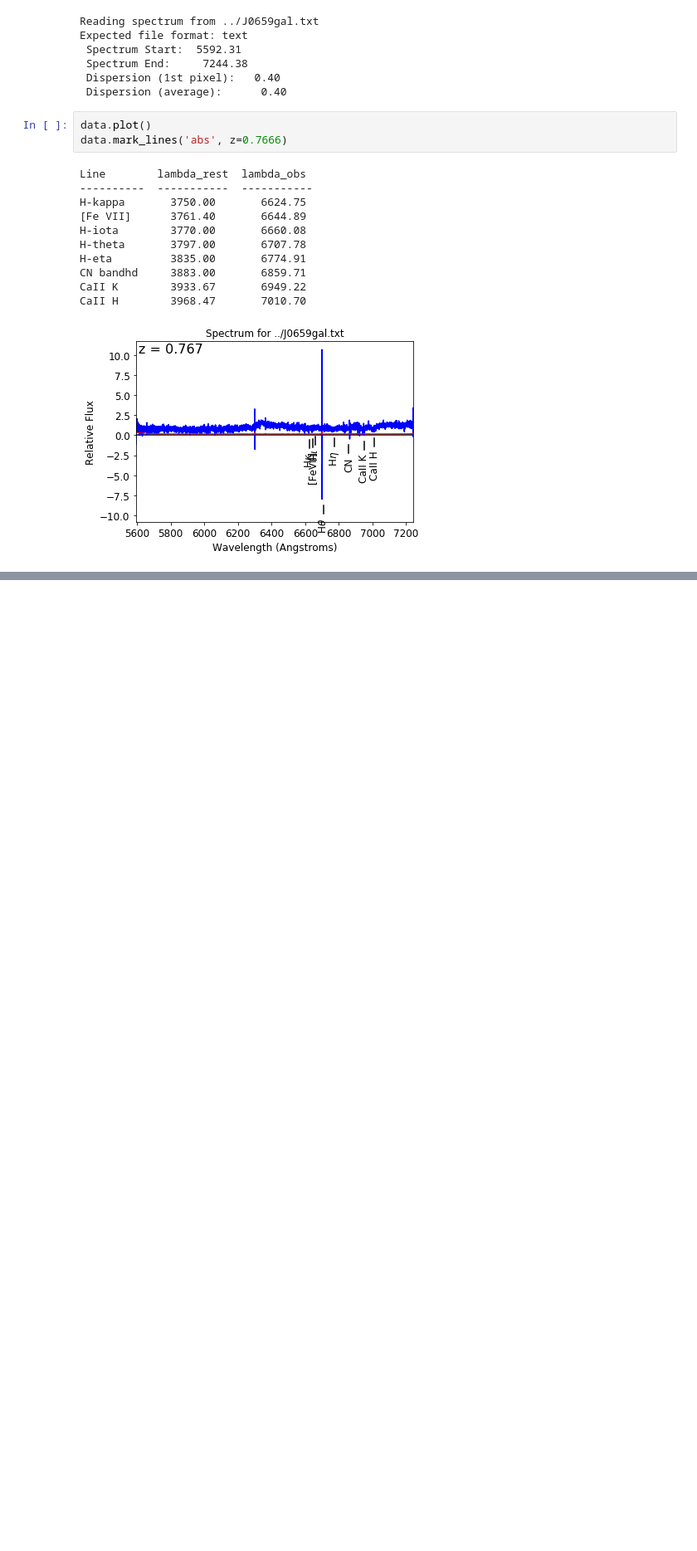
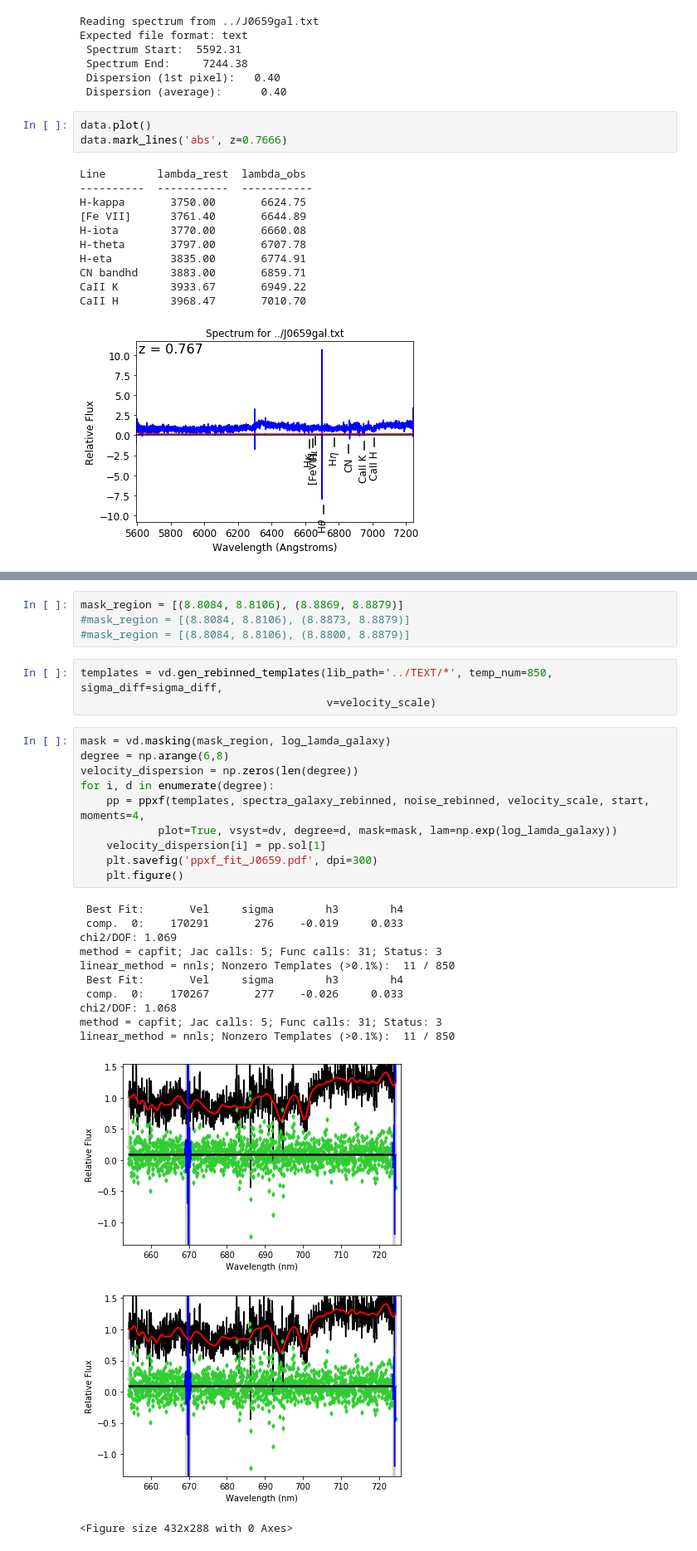
Before and after one commit to pmozumdar/ppxf_code, a Jupyter notebook: velocity_dispersion_J0659.ipynb, the cells around one changed output, grey strips where cells are left out. Shown: that part at 83% size. Saved outputs shown, nothing was run; the diff lists cells and outputs as text; blank space fills up the shorter version.

```diff
--- a/velocity_dispersion_J0659.ipynb
+++ b/velocity_dispersion_J0659.ipynb
@@ -73,0 +135,31 @@ CaII H        3968.47       7010.70
+# %%
+mask_region = [(8.8084, 8.8106), (8.8869, 8.8879)]
+#mask_region = [(8.8084, 8.8106), (8.8873, 8.8879)]
+#mask_region = [(8.8084, 8.8106), (8.8800, 8.8879)]
+# %%
+templates = vd.gen_rebinned_templates(lib_path='../TEXT/*', temp_num=850, sigma_diff=sigma_diff,
+                                      v=velocity_scale)
+# %%
+mask = vd.masking(mask_region, log_lamda_galaxy)
+degree = np.arange(6,8)
+velocity_dispersion = np.zeros(len(degree))
+for i, d in enumerate(degree):
+    pp = ppxf(templates, spectra_galaxy_rebinned, noise_rebinned, velocity_scale, start, moments=4,
+            plot=True, vsyst=dv, degree=d, mask=mask, lam=np.exp(log_lamda_galaxy))
+    velocity_dispersion[i] = pp.sol[1]
+    plt.savefig('ppxf_fit_J0659.pdf', dpi=300)
+    plt.figure()
+# %% [output]
+ Best Fit:       Vel     sigma        h3        h4
+ comp.  0:    170291       276    -0.019     0.033
+chi2/DOF: 1.069
+method = capfit; Jac calls: 5; Func calls: 31; Status: 3
+linear_method = nnls; Nonzero Templates (>0.1%):  11 / 850
+ Best Fit:       Vel     sigma        h3        h4
+ comp.  0:    170267       277    -0.026     0.033
+chi2/DOF: 1.068
+method = capfit; Jac calls: 5; Func calls: 31; Status: 3
+linear_method = nnls; Nonzero Templates (>0.1%):  11 / 850
+[figure, added]
+[figure, added]
+<Figure size 432x288 with 0 Axes>
```
Also changed, not shown: parts of 18 cells of this notebook.
